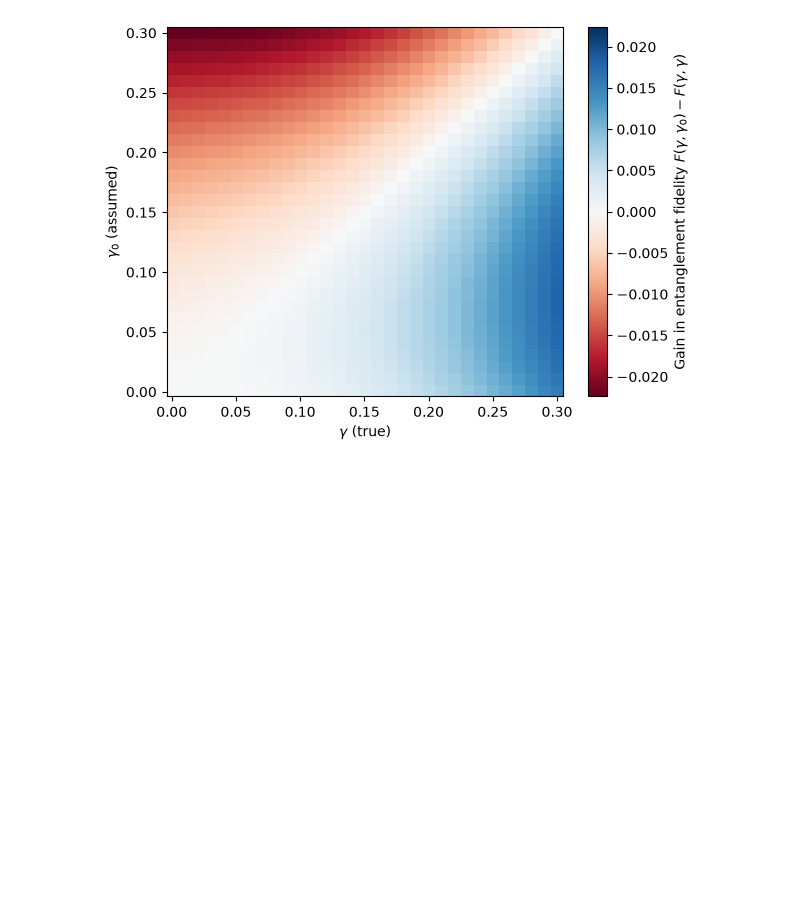
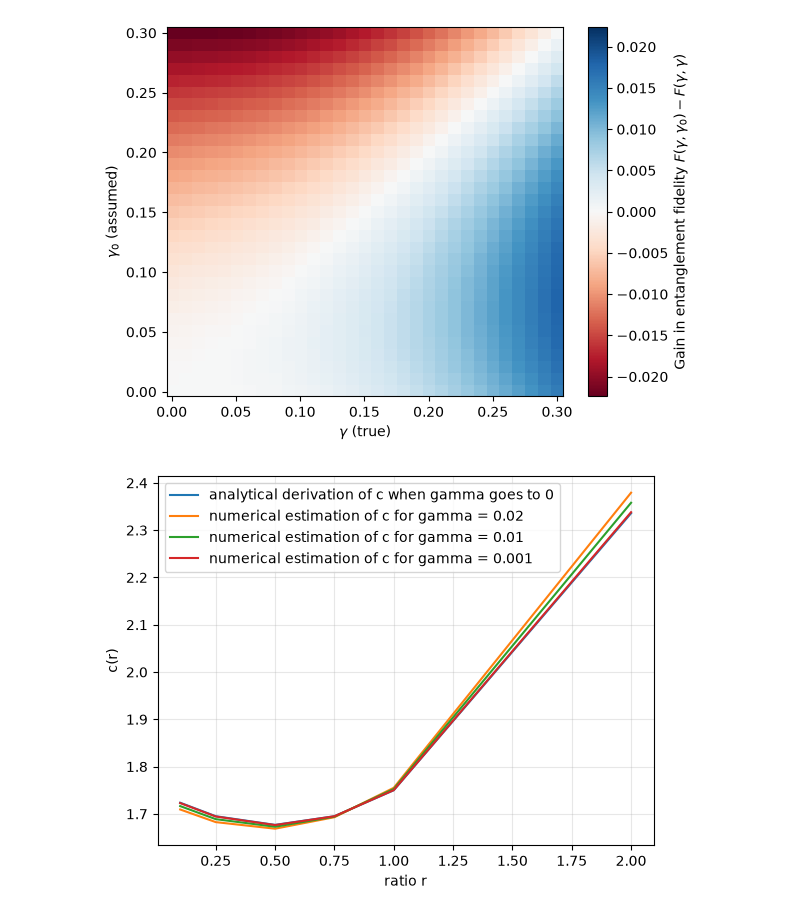
Before and after one commit to plevilion/qec-optimal-recovery, a Jupyter notebook: notebooks/petz_calibration.ipynb, the cells around one changed output. Drawn from its saved outputs; the diff is of its cells as text; code cells hidden in the pictures; blank space fills up the shorter version.

Commit message:
Day 10 : analytical derivation of c(r) with numerical confirmation

```diff
--- a/notebooks/petz_calibration.ipynb
+++ b/notebooks/petz_calibration.ipynb
@@ -49,3 +49,21 @@ plt.savefig("../figures/fidelity_gain_heatmap.png", dpi=200, bbox_inches="tight"
 plt.show()
 # %% [output]
 [figure]
+# %%
+gammas = [0.02, 0.01, 0.001]
+ratios = [0.1, 0.25, 0.5, 0.75, 1.0, 2.0]
+c_analytical = [7/4 + (1-1/np.sqrt(2))*r*(r-1) for r in ratios]
+c_est = lambda gam :  [(1 - mismatched_petz_fidelity(gam, r*gam)) / gam**2 for r in ratios ]
+
+plt.plot(ratios, c_analytical, label=r"analytical derivation of c when gamma goes to 0")
+plt.plot(ratios, c_est(0.02), label=r"numerical estimation of c for gamma = 0.02")
+plt.plot(ratios, c_est(0.01), label=r"numerical estimation of c for gamma = 0.01")
+plt.plot(ratios, c_est(0.001), label=r"numerical estimation of c for gamma = 0.001")
+
+plt.xlabel(r"ratio r")
+plt.ylabel(r"c(r)")
+plt.legend()
+plt.grid(alpha=0.3)
+plt.show()
+# %% [output]
+[figure, added]
```
Also changed, not shown: parts of 1 cell of this notebook, 2 other files.
